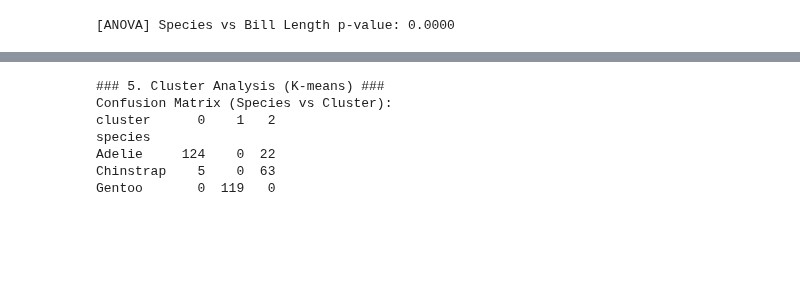
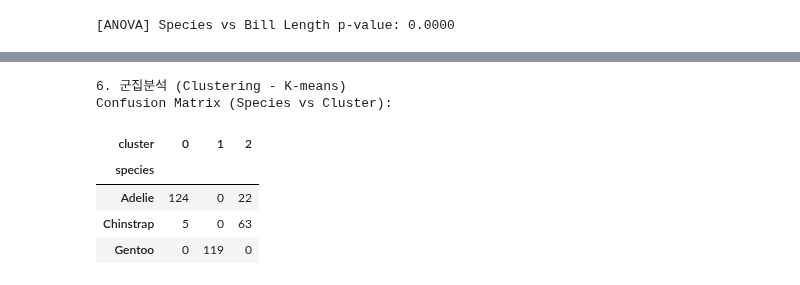
Before and after one commit to sungback/ML01, a Jupyter notebook: day2/day2-2-penguins.ipynb, the cells around one changed output, grey strips where cells are left out. Drawn from its saved outputs; the diff is of its cells as text; code cells hidden in the pictures; blank space fills up the shorter version.

```diff
--- a/day2/day2-2-penguins.ipynb
+++ b/day2/day2-2-penguins.ipynb
@@ -144,26 +127,23 @@ plt.show()
 # %% [output]
 [figure]
 # %%
-# ---------------------------------------------------------
-# 6. 군집분석 (Clustering - K-means)
-# ---------------------------------------------------------
-print("\n### 5. Cluster Analysis (K-means) ###")
+print("6. 군집분석 (Clustering - K-means)")
 # PCA로 축소된 데이터를 기반으로 3개 그룹 클러스터링
 kmeans = KMeans(n_clusters=3, random_state=42, n_init=10)
 df['cluster'] = kmeans.fit_predict(x_scaled)
 
 # 실제 종과 군집 결과 비교 (Profiling의 일환)
 ct = pd.crosstab(df['species'], df['cluster'])
 print("Confusion Matrix (Species vs Cluster):")
-print(ct)
+ct
 # %% [output]
-### 5. Cluster Analysis (K-means) ###
+6. 군집분석 (Clustering - K-means)
 Confusion Matrix (Species vs Cluster):
-cluster      0    1   2
-species
-Adelie     124    0  22
-Chinstrap    5    0  63
-Gentoo       0  119   0
+| cluster | 0 | 1 | 2 |
+| species |  |  |  |
+| Adelie | 124 | 0 | 22 |
+| Chinstrap | 5 | 0 | 63 |
+| Gentoo | 0 | 119 | 0 |
 # %%
 # 시각화
 plt.figure(figsize=(8, 6))
```
Also changed, not shown: parts of 6 cells of this notebook, 5 other files.
